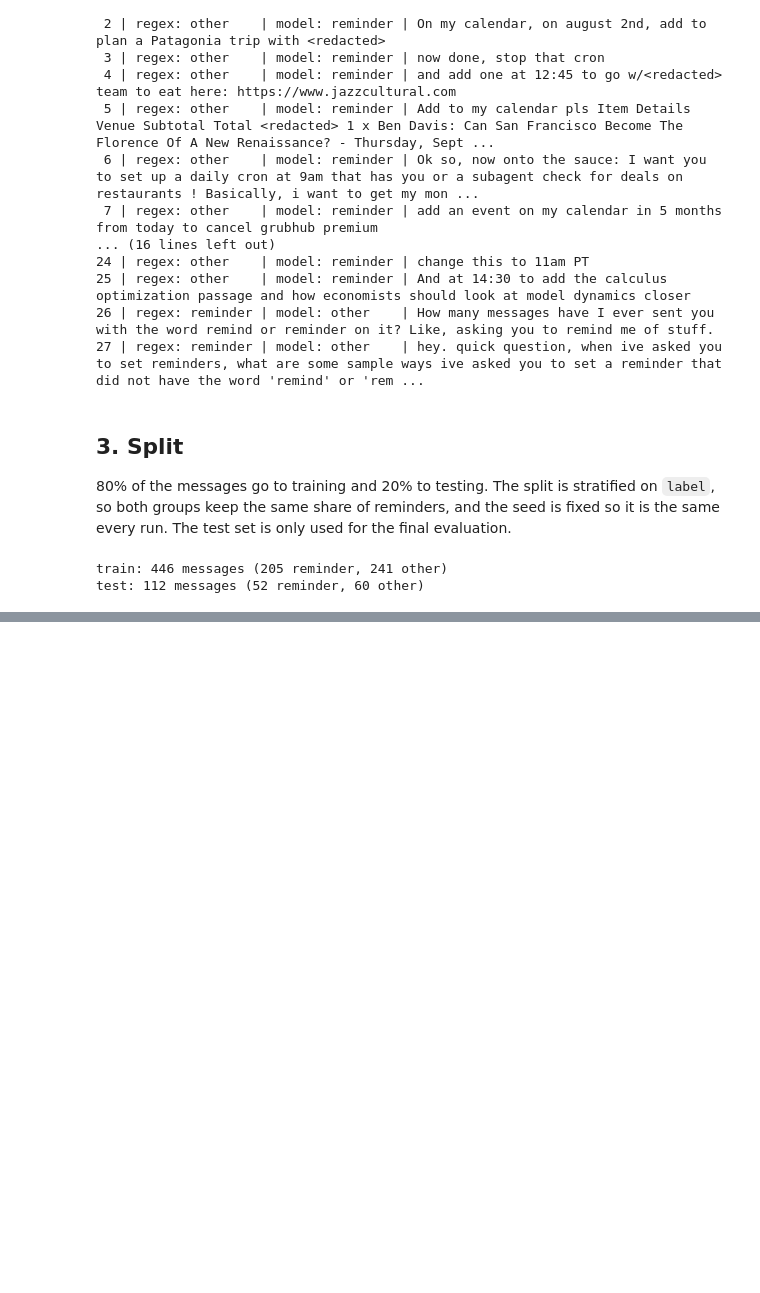
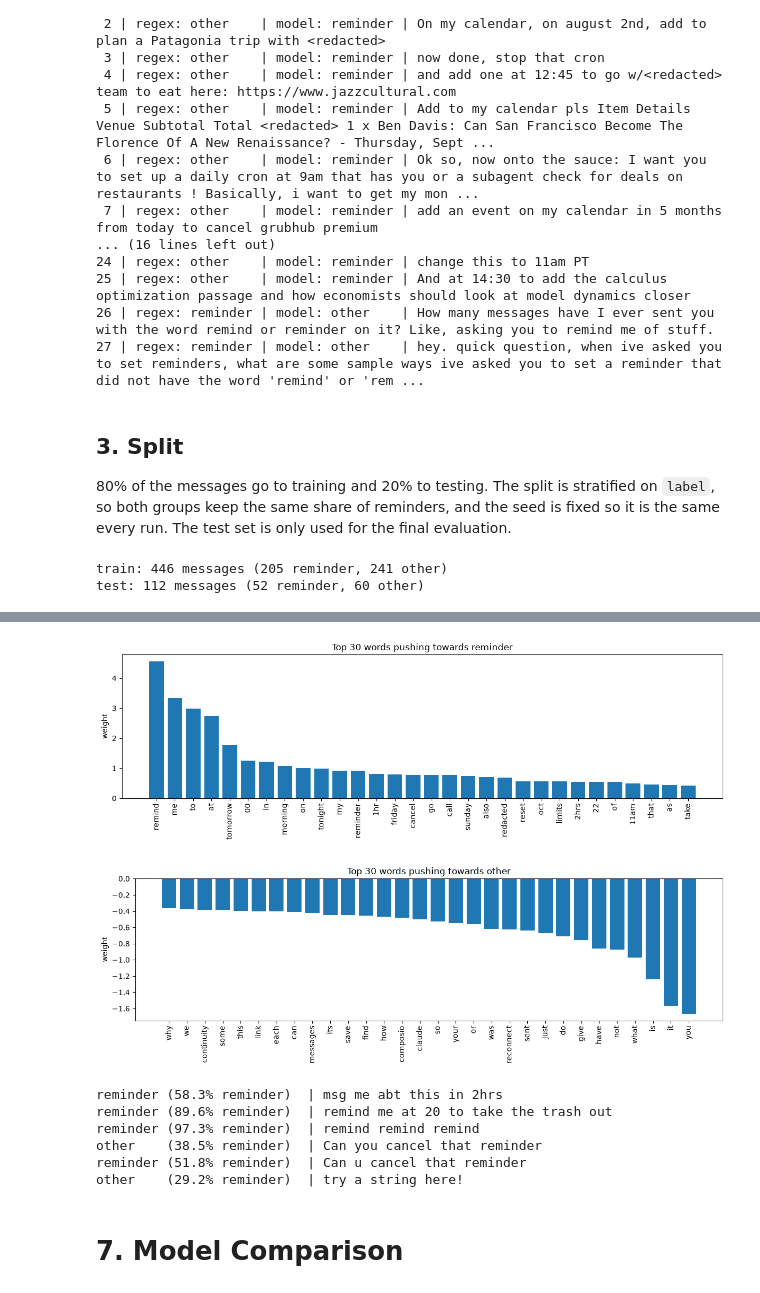
Before and after one commit to SomeoneElseSt/cs-156, a Jupyter notebook: assignment-1/implementation.ipynb, the cells around one changed output, grey strips where cells are left out. Drawn from its saved outputs; the diff is of its cells as text; code cells hidden in the pictures; blank space fills up the shorter version.

```diff
--- a/assignment-1/implementation.ipynb
+++ b/assignment-1/implementation.ipynb
@@ -283,0 +352,35 @@ test: 112 messages (52 reminder, 60 other)
+# %%
+# Visualize the top learned weights per word for both classes
+inv = {v: k for k, v in vectorizer.vocabulary_.items()}
+weights = model.coef_[0]
+order = np.argsort(-weights)
+top, bot = order[:30], order[-30:]
+plt.figure(figsize=(12,4)); plt.bar([inv[i] for i in top], weights[top]); plt.xticks(rotation=90); plt.ylabel("weight"); plt.title("Top 30 words pushing towards reminder"); plt.tight_layout(); plt.show()
+plt.figure(figsize=(12,4)); plt.bar([inv[i] for i in bot], weights[bot]); plt.xticks(rotation=90); plt.ylabel("weight"); plt.title("Top 30 words pushing towards other"); plt.tight_layout(); plt.show()
+# %% [output]
+[figure, added]
+[figure, added]
+# %%
+# Take it for a test run!
+test_strings = [
+                "msg me abt this in 2hrs",
+                "remind me at 20 to take the trash out",
+                "remind remind remind",
+                "Can you cancel that reminder",
+                "Can u cancel that reminder",
+                "try a string here!",
+                ]
+
+for sample, probability in zip(test_strings, model.predict_proba(vectorizer.transform(test_strings))[:, 1]):
+    verdict = "reminder" if probability > 0.5 else "other"
+    confidence = f"({probability:.1%} reminder)"
+    print(f"{verdict:<8} {confidence:<17} | {sample}")
+# %% [output]
+reminder (58.3% reminder)  | msg me abt this in 2hrs
+reminder (89.6% reminder)  | remind me at 20 to take the trash out
+reminder (97.3% reminder)  | remind remind remind
+other    (38.5% reminder)  | Can you cancel that reminder
+reminder (51.8% reminder)  | Can u cancel that reminder
+other    (29.2% reminder)  | try a string here!
+# %% [markdown]
+# 7. Model Comparison
```
Also changed, not shown: parts of 13 cells of this notebook, 1 other file.
